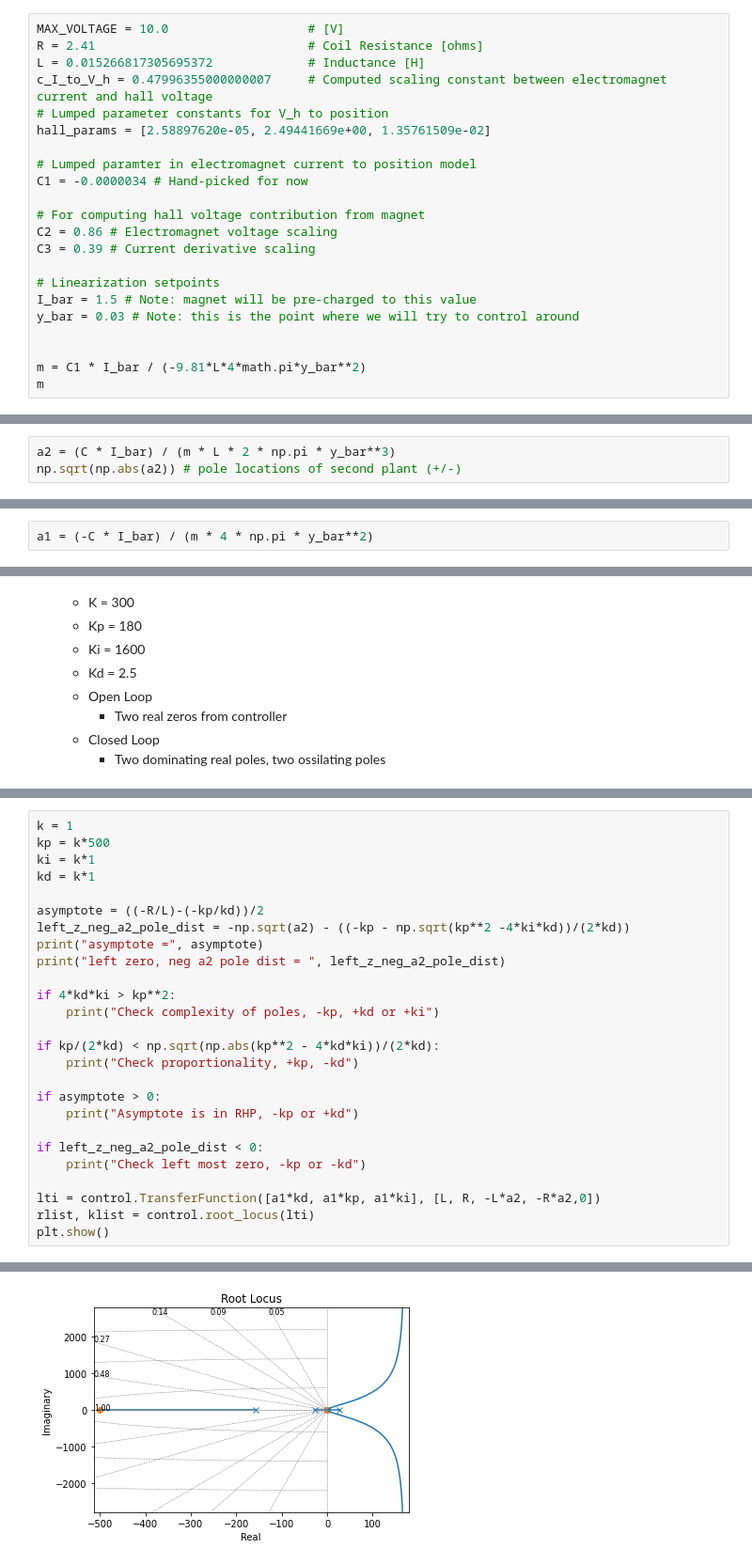
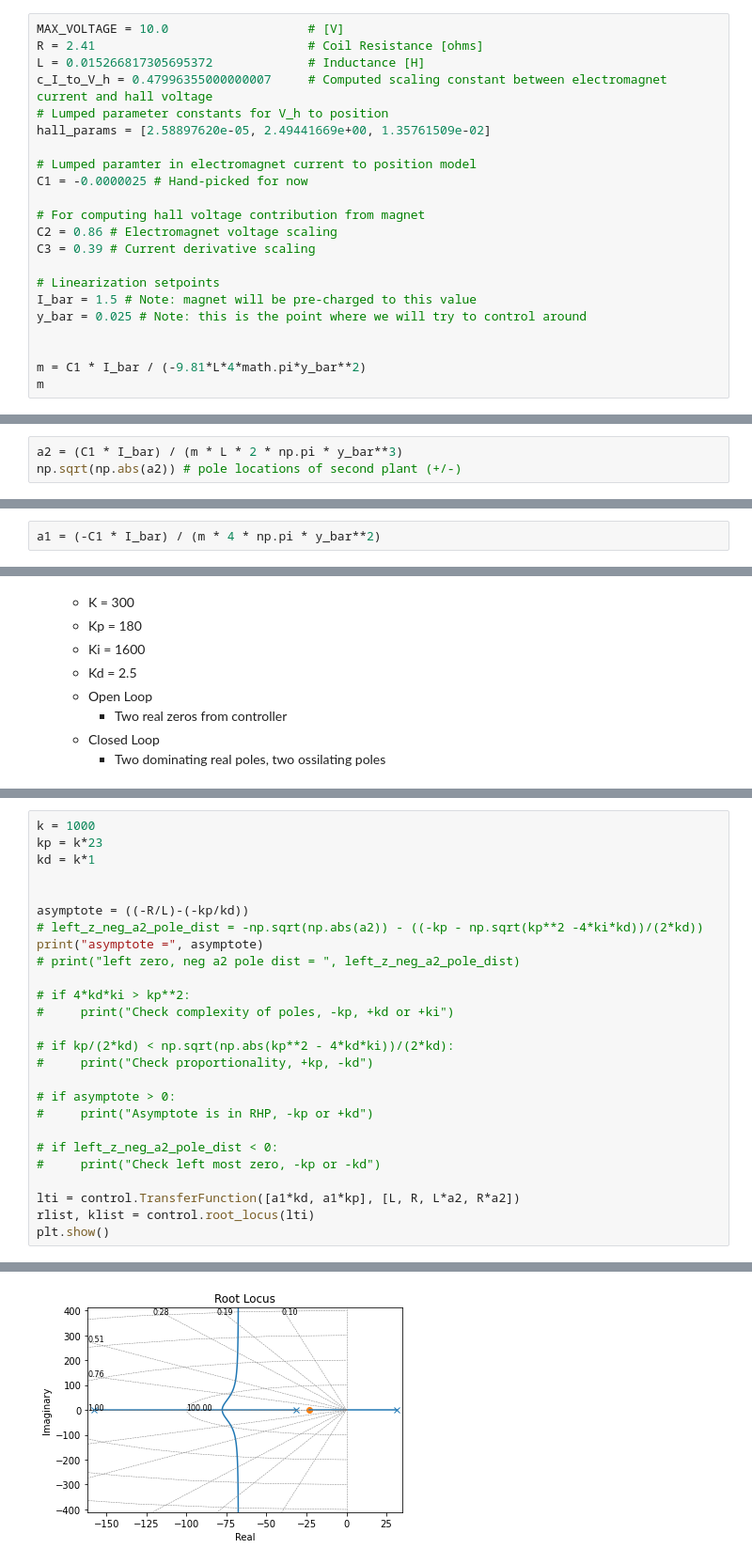
Before and after one commit to AmyPhung/mag-lev-controls, a Jupyter notebook: notebooks/controller_tuning.ipynb, the cells around one changed output, grey strips where cells are left out. Shown at 94% size. Drawn from its saved outputs; the diff is of its cells as text.

```diff
--- a/notebooks/controller_tuning.ipynb
+++ b/notebooks/controller_tuning.ipynb
@@ -32,7 +32,7 @@ c_I_to_V_h = 0.47996355000000007     # Computed scaling constant between electro
 hall_params = [2.58897620e-05, 2.49441669e+00, 1.35761509e-02]
 
 # Lumped paramter in electromagnet current to position model
-C1 = -0.0000034 # Hand-picked for now
+C1 = -0.0000025 # Hand-picked for now
 
 # For computing hall voltage contribution from magnet
 C2 = 0.86 # Electromagnet voltage scaling
@@ -40,7 +40,7 @@ C3 = 0.39 # Current derivative scaling
 
 # Linearization setpoints
 I_bar = 1.5 # Note: magnet will be pre-charged to this value
-y_bar = 0.03 # Note: this is the point where we will try to control around
+y_bar = 0.025 # Note: this is the point where we will try to control around
 
 
 m = C1 * I_bar / (-9.81*L*4*math.pi*y_bar**2)
@@ -50,4 +50,4 @@ m
 # %%
-a2 = (C * I_bar) / (m * L * 2 * np.pi * y_bar**3)
+a2 = (C1 * I_bar) / (m * L * 2 * np.pi * y_bar**3)
 np.sqrt(np.abs(a2)) # pole locations of second plant (+/-)
 # %% [output]
@@ -55,5 +55,5 @@ np.sqrt(np.abs(a2)) # pole locations of second plant (+/-)
 # %%
-a1 = (-C * I_bar) / (m * 4 * np.pi * y_bar**2)
+a1 = (-C1 * I_bar) / (m * 4 * np.pi * y_bar**2)
 # %%
 - R / L # pole locations of first plant
 # %% [output]
@@ -281,27 +292,27 @@ array([-4.67725992, -4.66582674, -4.65068127, -4.63062974, -4.60410986,
 # %%
-k = 1
-kp = k*500
-ki = k*1
+k = 1000
+kp = k*23
 kd = k*1
 
-asymptote = ((-R/L)-(-kp/kd))/2
-left_z_neg_a2_pole_dist = -np.sqrt(a2) - ((-kp - np.sqrt(kp**2 -4*ki*kd))/(2*kd))
+
+asymptote = ((-R/L)-(-kp/kd))
+# left_z_neg_a2_pole_dist = -np.sqrt(np.abs(a2)) - ((-kp - np.sqrt(kp**2 -4*ki*kd))/(2*kd))
 print("asymptote =", asymptote)
-print("left zero, neg a2 pole dist = ", left_z_neg_a2_pole_dist)
+# print("left zero, neg a2 pole dist = ", left_z_neg_a2_pole_dist)
 
-if 4*kd*ki > kp**2:
-    print("Check complexity of poles, -kp, +kd or +ki")
+# if 4*kd*ki > kp**2:
+#     print("Check complexity of poles, -kp, +kd or +ki")
 
-if kp/(2*kd) < np.sqrt(np.abs(kp**2 - 4*kd*ki))/(2*kd):
-    print("Check proportionality, +kp, -kd")
+# if kp/(2*kd) < np.sqrt(np.abs(kp**2 - 4*kd*ki))/(2*kd):
+#     print("Check proportionality, +kp, -kd")
 
-if asymptote > 0:
-    print("Asymptote is in RHP, -kp or +kd")
+# if asymptote > 0:
+#     print("Asymptote is in RHP, -kp or +kd")
 
-if left_z_neg_a2_pole_dist < 0:
-    print("Check left most zero, -kp or -kd")
+# if left_z_neg_a2_pole_dist < 0:
+#     print("Check left most zero, -kp or -kd")
 
-lti = control.TransferFunction([a1*kd, a1*kp, a1*ki], [L, R, -L*a2, -R*a2,0])
+lti = control.TransferFunction([a1*kd, a1*kp], [L, R, L*a2, R*a2])
 rlist, klist = control.root_locus(lti)
 plt.show()
 # %% [output]
@@ -311 +320 @@ Asymptote is in RHP, -kp or +kd
-[figure, old version]
+[figure, new version]
```
Also changed, not shown: parts of 17 cells of this notebook, 5 other files.
